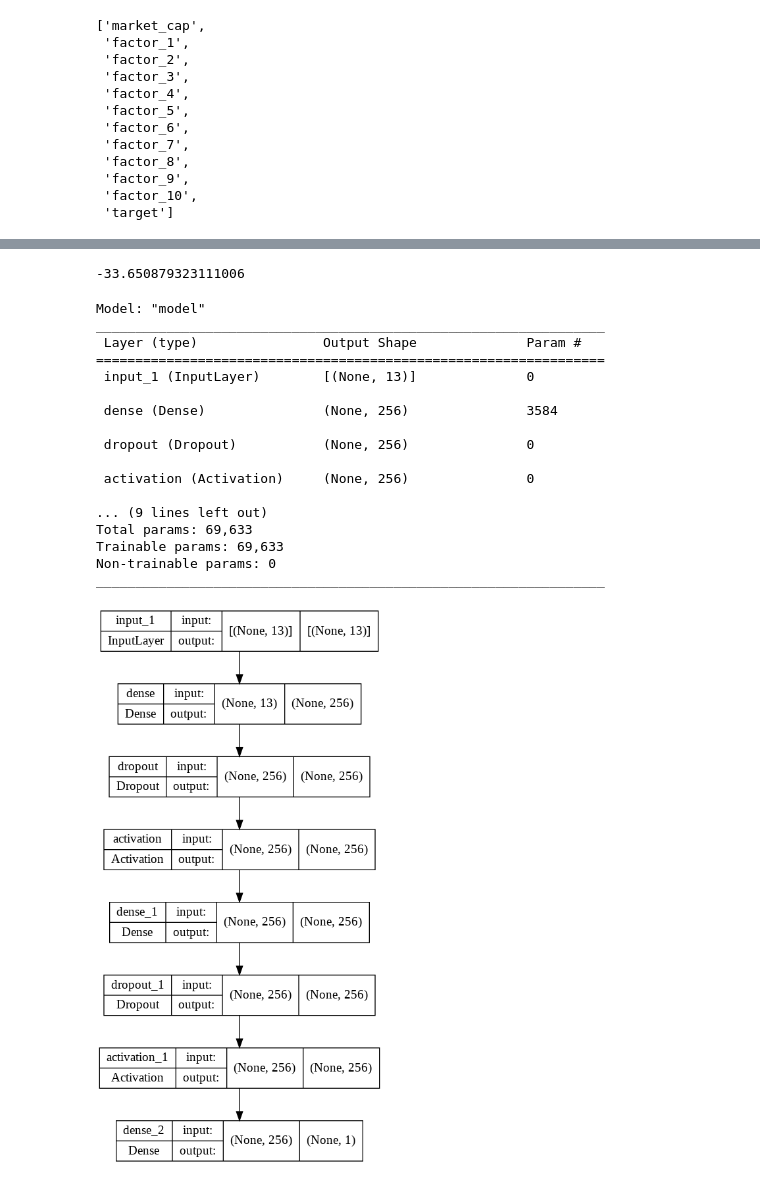
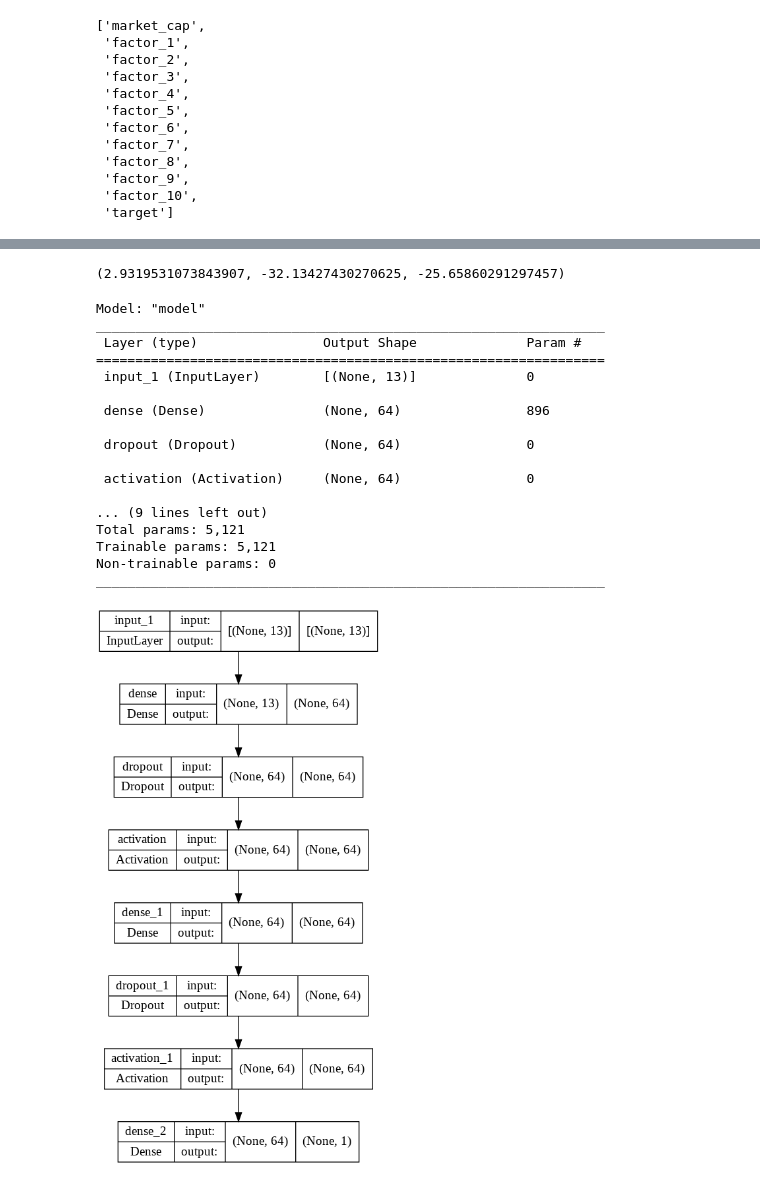
Before and after one commit to doogzultz/time_series_project, a Jupyter notebook: model_test_simple_and_classical.ipynb, the cells around one changed output, grey strips where cells are left out. Drawn from its saved outputs; the diff is of its cells as text; code cells hidden in the pictures.

```diff
--- a/model_test_simple_and_classical.ipynb
+++ b/model_test_simple_and_classical.ipynb
@@ -320,5 +421,5 @@ print(x_train.shape, y_train.shape, x_valid.shape, y_valid.shape)
 # %%
-def create_smape_np(epsilon = 1e-4, threshold = .5, mean = True):
+def create_smape_np(epsilon = g.smape_epsilon, threshold = g.smape_threshold, mean = True):
   def smape(y_true, y_pred, **kwargs):
       sum_ = np.maximum(np.abs(y_true) + np.abs(y_pred) + epsilon, threshold+epsilon)
       if mean == False:
@@ -427,18 +543,24 @@ Stopping. Best iteration:
 XGBRegressor(n_jobs=-1)
 # %%
 smape = create_smape_np(mean = True)
+mape = create_mape_np(mean = True)
 # %%
 y_pred =xgb_reg.predict(np.asarray(x_valid))
-mean_absolute_percentage_error(np.asarray(y_valid), y_pred)
-smape(np.asarray(y_valid), y_pred)
+mean_absolute_percentage_error(np.asarray(y_valid), y_pred), smape(np.asarray(y_valid), y_pred), mape(np.asarray(y_valid), y_pred)
 # %% [output]
--33.650879323111006
+(2.9319531073843907, -32.13427430270625, -25.65860291297457)
 # %%
-def create_smape(epsilon = 1e-4, threshold = .5):
+def create_smape(epsilon = g.smape_epsilon, threshold = g.smape_threshold):
   def smape(y_true, y_pred):
       summ = K.maximum(K.abs(y_true) + K.abs(y_pred)+epsilon, threshold + epsilon)
       return 100*K.abs(y_pred - y_true) / summ *2
   return smape
+# %%
+def create_mape(epsilon = g.smape_epsilon, threshold = g.smape_threshold):
+  def mape(y_true, y_pred):
+      summ = K.maximum(K.abs(y_true)+epsilon, threshold + epsilon)
+      return 100*K.abs(y_pred - y_true) / summ
+  return mape
 # %%
 def plot_model_perf(history, metric = None):
   plt.subplots(len([metric]), 1, figsize=(12, 8))
@@ -471,39 +593,39 @@ def dense_block(input_, dense_units, dr):
 # %%
 tf.keras.backend.clear_session()
 
-def create_model(dense_units = 256, dr = .2 ):
+def create_model(dense_units = 64, dr = .2 ):
 
     input_ = Input(shape=(x_train.shape[1]))
     x = dense_block(input_, dense_units, dr)
     out = Dense(1)(x)
     model = Model(inputs = input_, outputs = out)
     return model
 adam = tf.keras.optimizers.Adam()
 model = create_model()
 nadam = tf.keras.optimizers.Nadam(learning_rate=.001)
 rmsprop = tf.keras.optimizers.RMSprop(learning_rate = .001, momentum=.9)
-model.compile(loss = create_smape(), optimizer = 'adam', metrics = ['mae', 'mse',create_smape()])
+model.compile(loss = 'mae', optimizer = 'adam', metrics = ['mae', create_mape(),create_smape()])
 model.summary()
 tf.keras.utils.plot_model(model, show_shapes=True)
 # %% [output]
 Model: "model"
 _________________________________________________________________
  Layer (type)                Output Shape              Param #
 =================================================================
  input_1 (InputLayer)        [(None, 13)]              0
 
- dense (Dense)               (None, 256)               3584
+ dense (Dense)               (None, 64)                896
 
- dropout (Dropout)           (None, 256)               0
+ dropout (Dropout)           (None, 64)                0
 
- activation (Activation)     (None, 256)               0
+ activation (Activation)     (None, 64)                0
 
 ... (9 lines left out)
-Total params: 69,633
-Trainable params: 69,633
+Total params: 5,121
+Trainable params: 5,121
 Non-trainable params: 0
 _________________________________________________________________
-[figure, old version]
+[figure, new version]
 # %%
 early_stopping = EarlyStopping(patience = 7, restore_best_weights= True)
 epochs = 100
```
Also changed, not shown: parts of 56 cells of this notebook.
